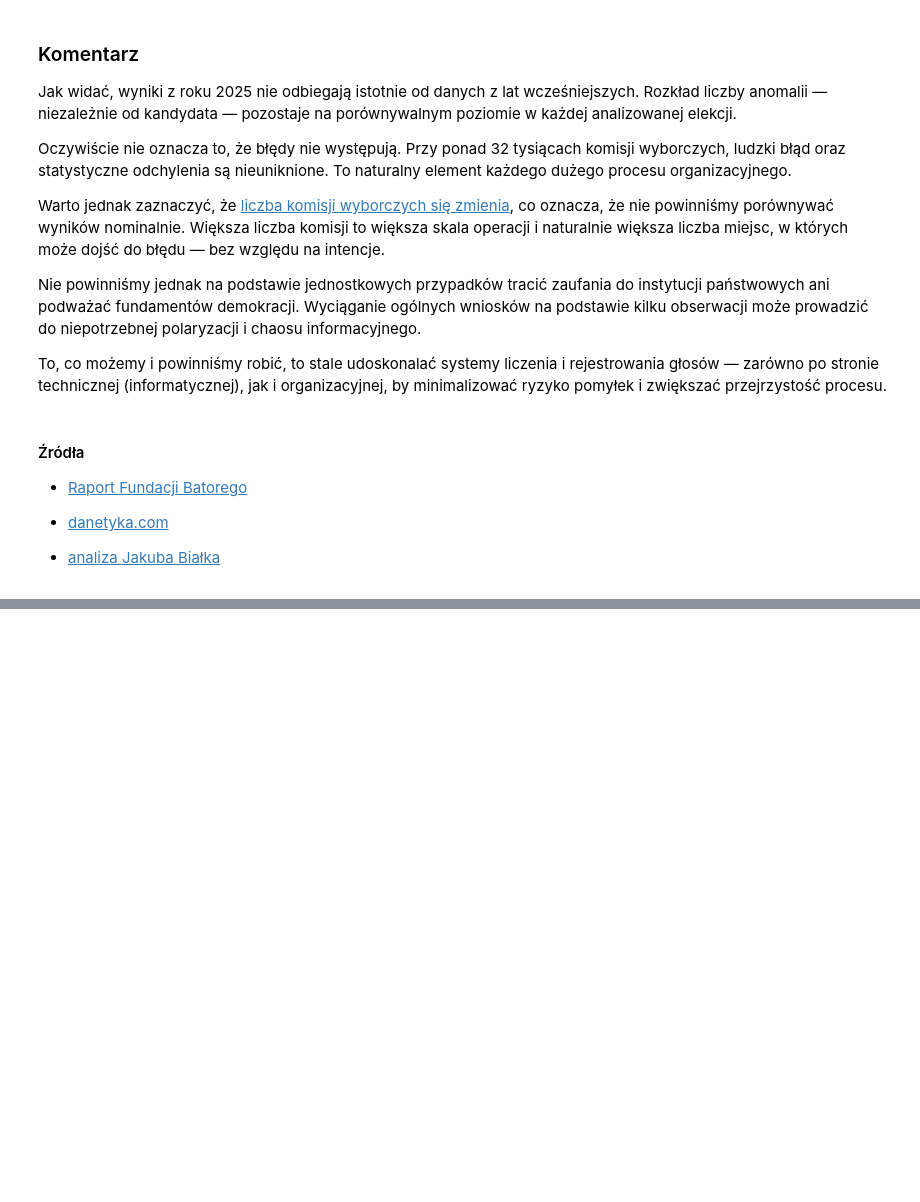
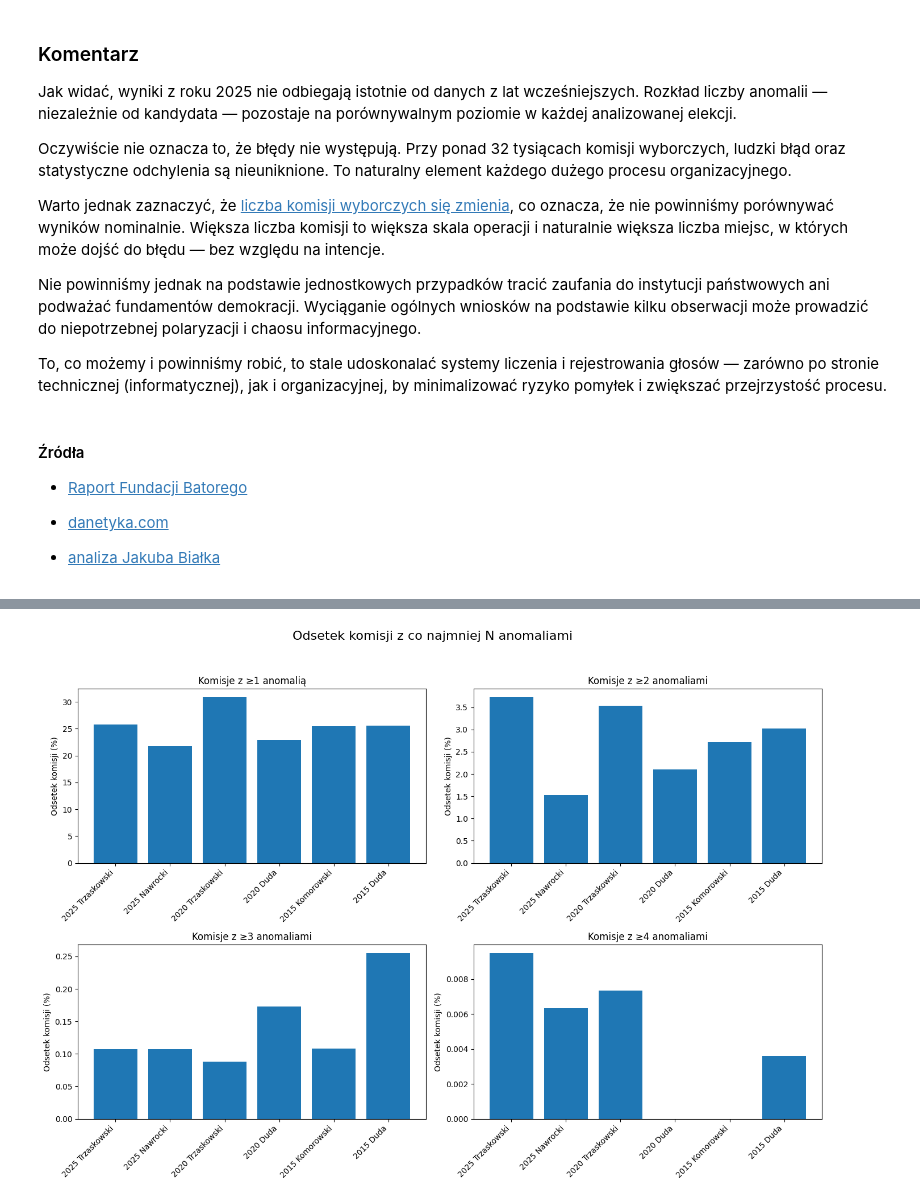
Before and after one commit to ijaniszewski/electoral-anomalies, a Jupyter notebook: kontek_podsumowanie.ipynb, the cells around one changed output, grey strips where cells are left out. Drawn from its saved outputs; the diff is of its cells as text; code cells hidden in the pictures; blank space fills up the shorter version.

```diff
--- a/kontek_podsumowanie.ipynb
+++ b/kontek_podsumowanie.ipynb
@@ -105,0 +132,52 @@ To, co możemy i powinniśmy robić, to stale udoskonalać systemy liczenia i re
+# %%
+import pandas as pd
+import matplotlib.pyplot as plt
+
+# Dane skumulowane: co najmniej N anomalii
+data = {
+    "Rok": [2025, 2025, 2020, 2020, 2015, 2015],
+    "Kandydat": ["Trzaskowski", "Nawrocki", "Trzaskowski", "Duda", "Komorowski", "Duda"],
+    "≥1": [8161, 6871, 8406, 6243, 7073, 7124],
+    "≥2": [1179, 483, 962, 571, 756, 842],
+    "≥3": [34, 34, 24, 47, 30, 71],
+    "≥4": [3, 2, 2, 0, 0, 1]
+}
+
+komisje = {2025: 31627, 2020: 27221, 2015: 27817}
+
+df = pd.DataFrame(data)
+df["Grupa"] = df["Rok"].astype(str) + " " + df["Kandydat"]
+df["Komisje"] = df["Rok"].map(komisje)
+
+# Oblicz odsetki dla ≥N anomalii
+df["min 1"] = df["≥1"] / df["Komisje"] * 100
+df["min 2"] = df["≥2"] / df["Komisje"] * 100
+df["min 3"] = df["≥3"] / df["Komisje"] * 100
+df["min 4"] = df["≥4"] / df["Komisje"] * 100
+
+# Przygotowanie
+plot_df = df.set_index("Grupa")[["min 1", "min 2", "min 3", "min 4"]]
+titles = {
+    "min 1": "Komisje z ≥1 anomalią",
+    "min 2": "Komisje z ≥2 anomaliami",
+    "min 3": "Komisje z ≥3 anomaliami",
+    "min 4": "Komisje z ≥4 anomaliami"
+}
+
+# Rysowanie
+import matplotlib.pyplot as plt
+
+fig, axs = plt.subplots(2, 2, figsize=(14, 10))
+
+for i, col in enumerate(plot_df.columns):
+    ax = axs[i // 2, i % 2]
+    ax.bar(plot_df.index, plot_df[col])
+    ax.set_title(titles[col])
+    ax.set_ylabel("Odsetek komisji (%)")
+    ax.set_xticklabels(plot_df.index, rotation=45, ha="right")
+
+fig.suptitle("Odsetek komisji z co najmniej N anomaliami", fontsize=16)
+plt.tight_layout(rect=[0, 0, 1, 0.95])
+plt.show()
+# %% [output]
+[figure, added]
```
Also changed, not shown: parts of 3 cells of this notebook, 4 other files.
